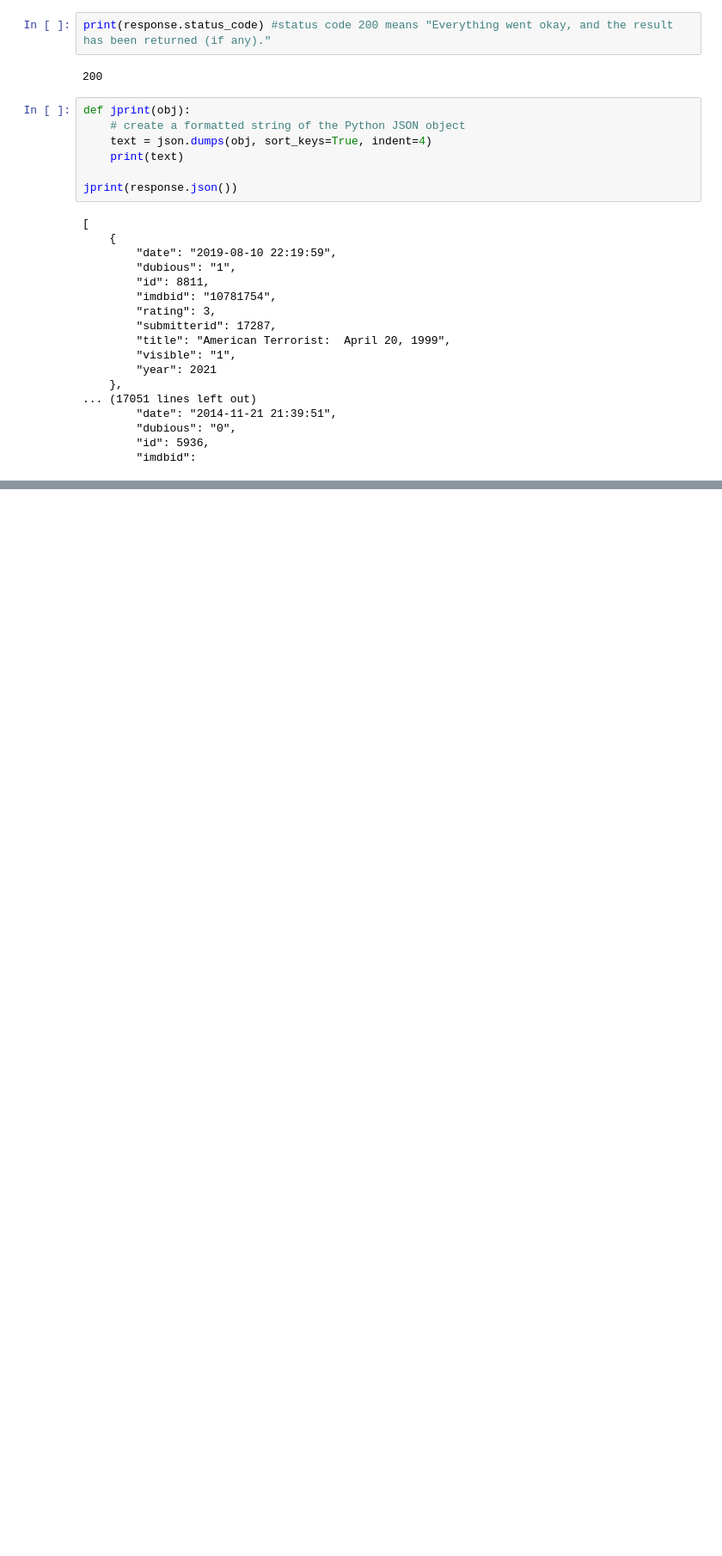
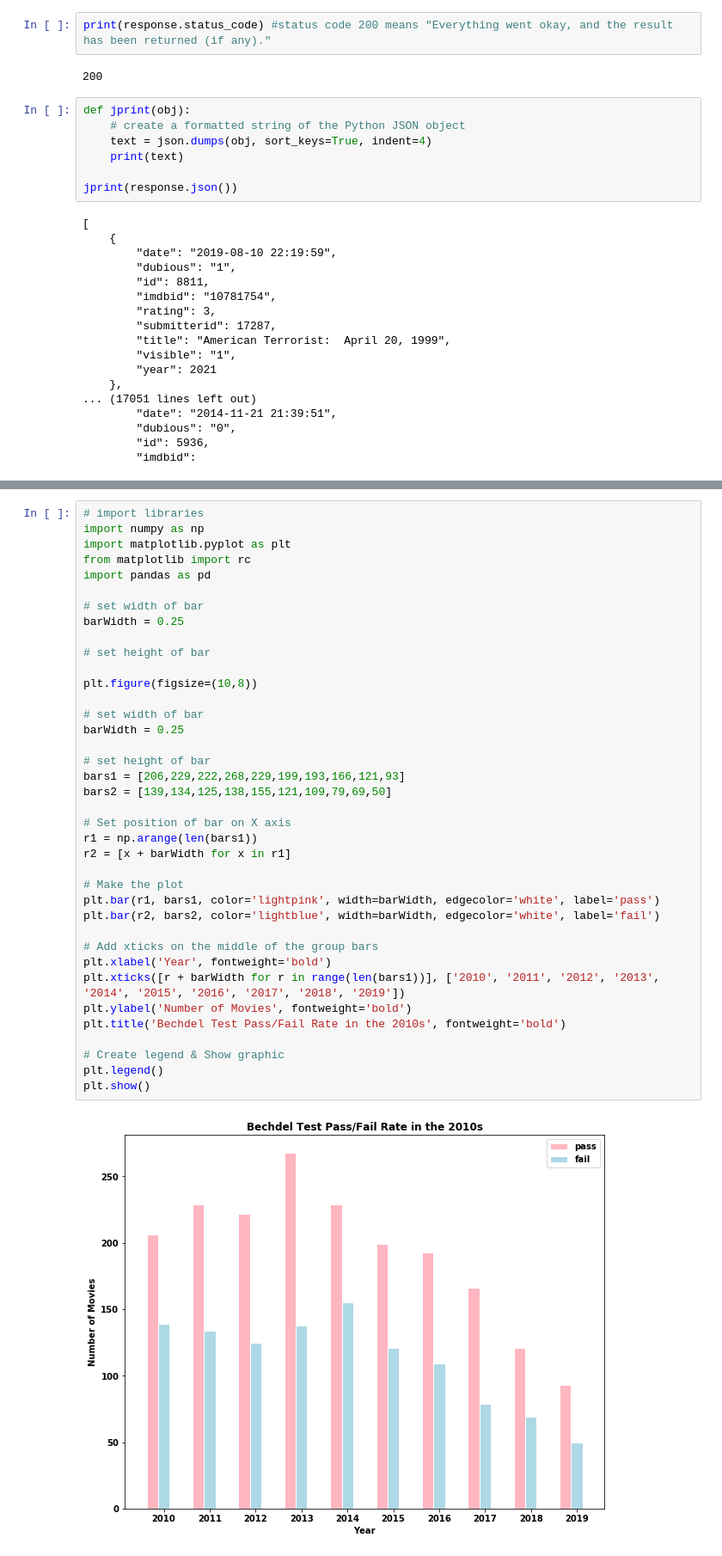
Before and after one commit to amdrexler23/module1mediaproject, a Jupyter notebook: module1mediaproject-API.ipynb, the cells around one changed output, grey strips where cells are left out. Shown at 86% size. Drawn from its saved outputs; the diff is of its cells as text; blank space fills up the shorter version.

```diff
--- a/module1mediaproject.ipynb
+++ b/module1mediaproject-API.ipynb
@@ -147,0 +917,40 @@ for movie in movie_titles:
+# %%
+# import libraries
+import numpy as np
+import matplotlib.pyplot as plt
+from matplotlib import rc
+import pandas as pd
+
+# set width of bar
+barWidth = 0.25
+
+# set height of bar
+
+plt.figure(figsize=(10,8))
+
+# set width of bar
+barWidth = 0.25
+
+# set height of bar
+bars1 = [206,229,222,268,229,199,193,166,121,93]
+bars2 = [139,134,125,138,155,121,109,79,69,50]
+
+# Set position of bar on X axis
+r1 = np.arange(len(bars1))
+r2 = [x + barWidth for x in r1]
+
+# Make the plot
+plt.bar(r1, bars1, color='lightpink', width=barWidth, edgecolor='white', label='pass')
+plt.bar(r2, bars2, color='lightblue', width=barWidth, edgecolor='white', label='fail')
+
+# Add xticks on the middle of the group bars
+plt.xlabel('Year', fontweight='bold')
+plt.xticks([r + barWidth for r in range(len(bars1))], ['2010', '2011', '2012', '2013', '2014', '2015', '2016', '2017', '2018', '2019'])
+plt.ylabel('Number of Movies', fontweight='bold')
+plt.title('Bechdel Test Pass/Fail Rate in the 2010s', fontweight='bold')
+
+# Create legend & Show graphic
+plt.legend()
+plt.show()
+# %% [output]
+[figure, added]
```
Also changed, not shown: parts of 71 cells of this notebook, 1 other file.
